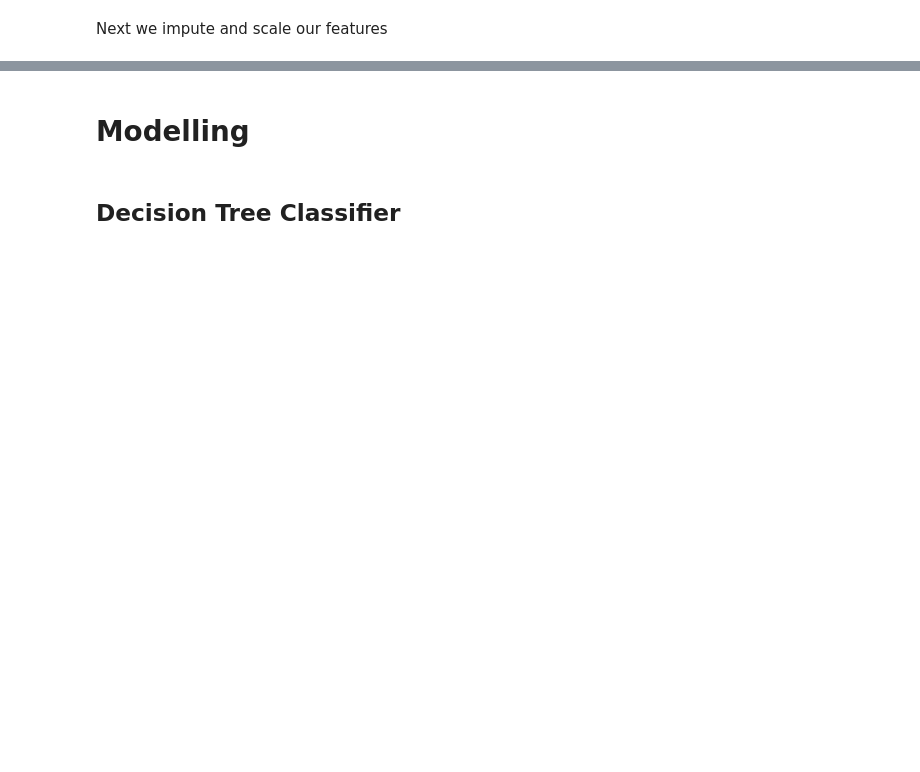
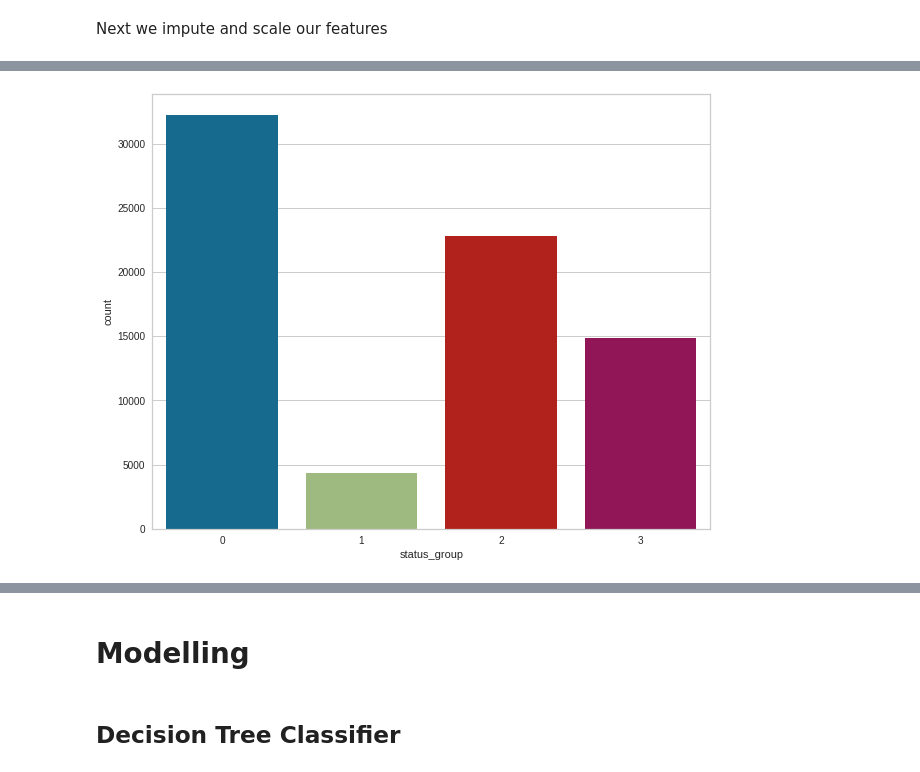
Before and after one commit to stogaja/Tanzanian-Water-Project, a Jupyter notebook: TANZANIA_WATER_PROJECT.ipynb, the cells around one changed output, grey strips where cells are left out. Cells and saved outputs as stored; diff of their text form; code cells hidden in the pictures; blank space fills up the shorter version.

```diff
--- a/TANZANIA_WATER_PROJECT.ipynb
+++ b/TANZANIA_WATER_PROJECT.ipynb
@@ -525,0 +838,11 @@ plt.show()
+# %%
+import warnings
+warnings.filterwarnings("ignore")
+#df_1["status_group"].unique()
+#@title Checking for Class Imbalance
+# visualizing the target variable
+# print(train_labels["status_group"].unique())
+rcParams['figure.figsize'] = 10, 8
+imb = sns.countplot(df_1['status_group'])
+# %% [output]
+[figure, added]
```
Also changed, not shown: parts of 61 cells of this notebook.
